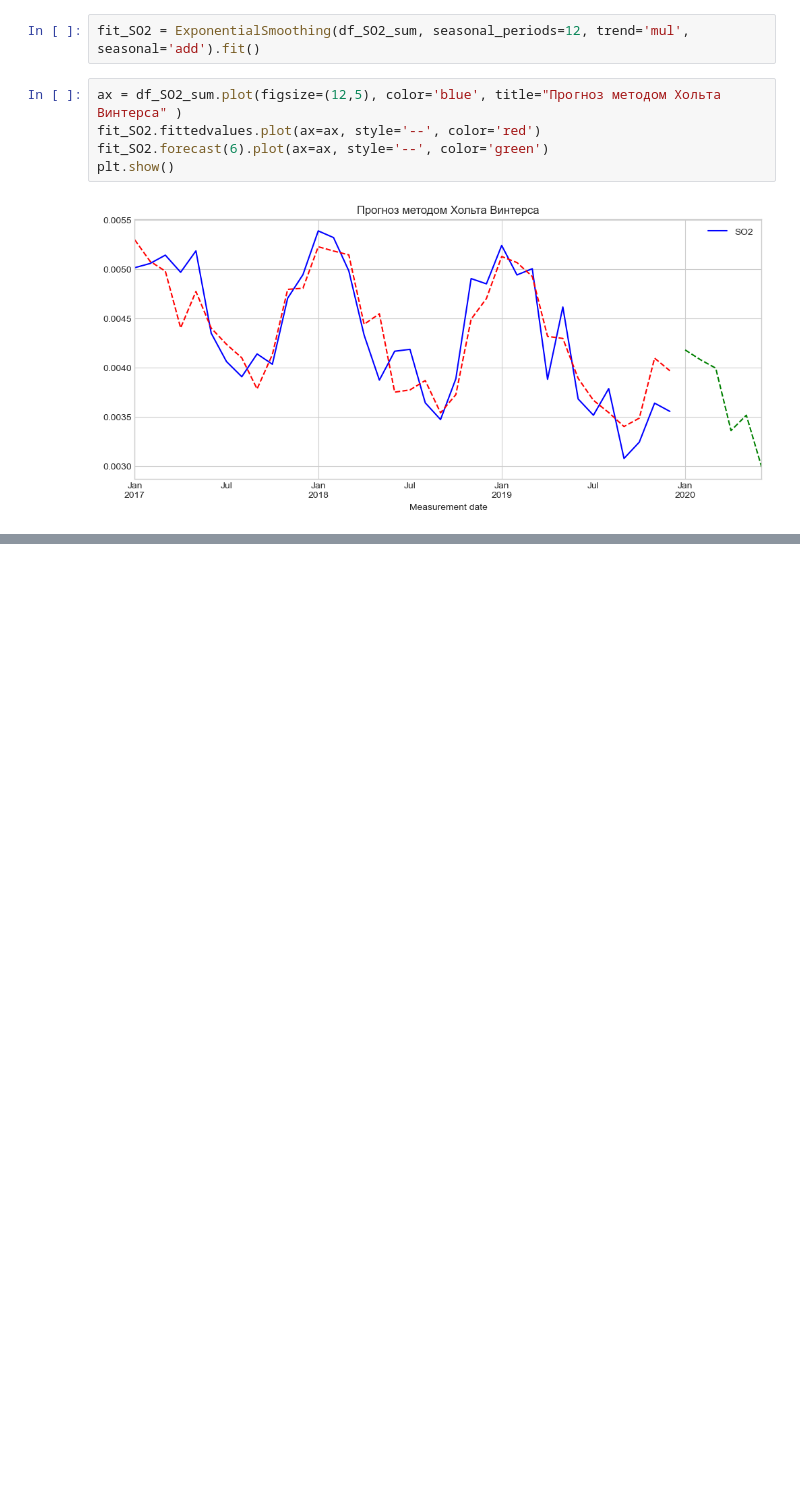
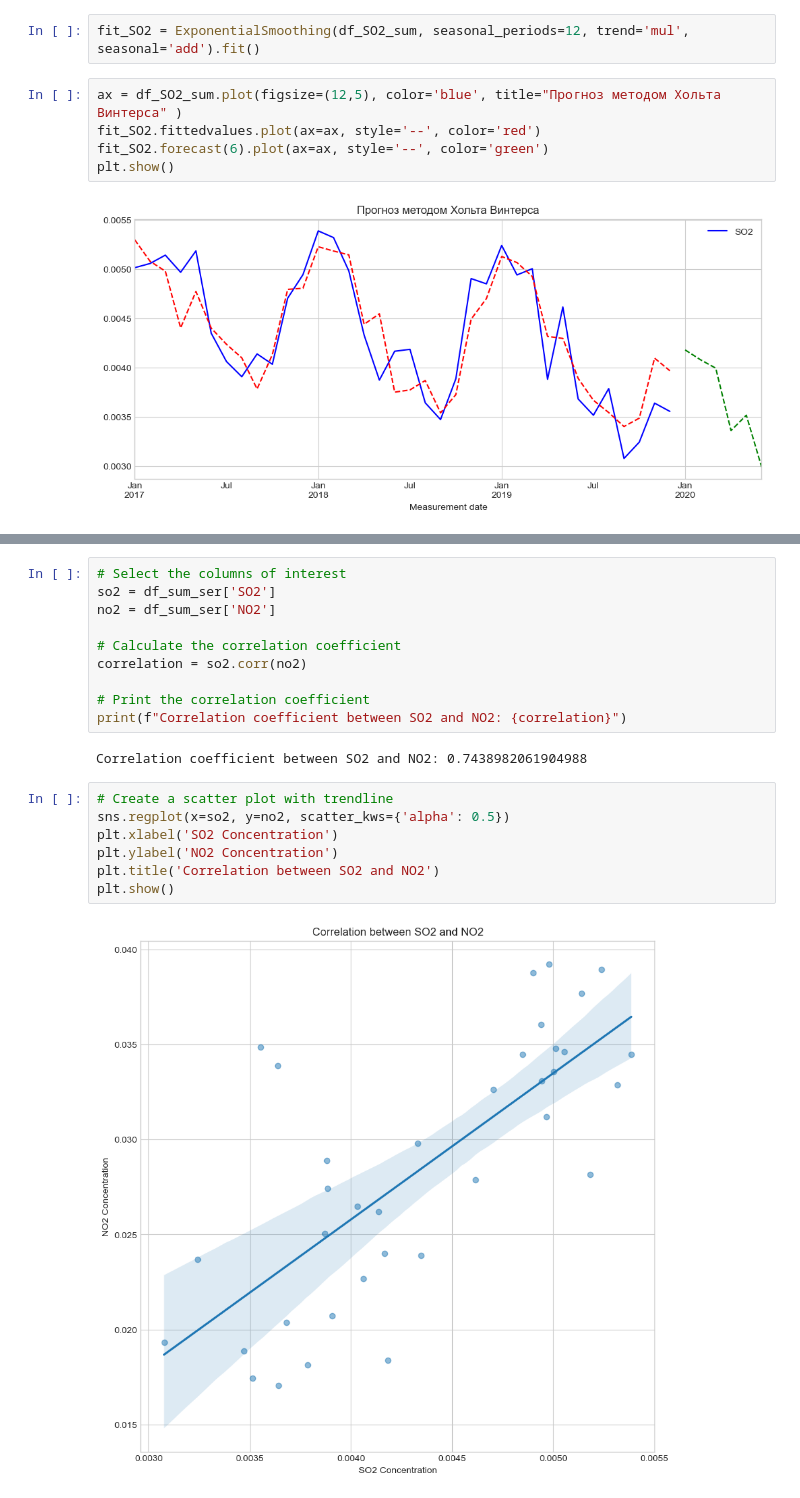
Before and after one commit to alpysbayev/test-task_DS-DE, a Jupyter notebook: ds-bi.ipynb, the cells around one changed output, grey strips where cells are left out. Saved outputs shown, nothing was run; the diff lists cells and outputs as text; blank space fills up the shorter version.

Commit message:
so2 and no2 correlation

```diff
--- a/ds-bi.ipynb
+++ b/ds-bi.ipynb
@@ -302,0 +342,21 @@ fit_SO2.forecast(6)
+# %%
+# Select the columns of interest
+so2 = df_sum_ser['SO2']
+no2 = df_sum_ser['NO2']
+
+# Calculate the correlation coefficient
+correlation = so2.corr(no2)
+
+# Print the correlation coefficient
+print(f"Correlation coefficient between SO2 and NO2: {correlation}")
+# %% [output]
+Correlation coefficient between SO2 and NO2: 0.7438982061904988
+# %%
+# Create a scatter plot with trendline
+sns.regplot(x=so2, y=no2, scatter_kws={'alpha': 0.5})
+plt.xlabel('SO2 Concentration')
+plt.ylabel('NO2 Concentration')
+plt.title('Correlation between SO2 and NO2')
+plt.show()
+# %% [output]
+[figure, added]
```
Also changed, not shown: parts of 4 cells of this notebook.
